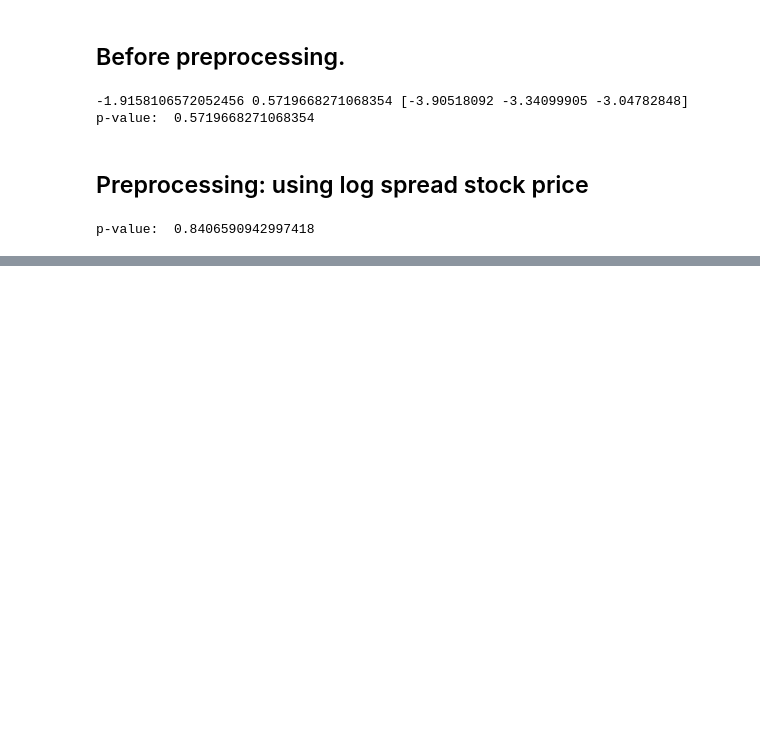
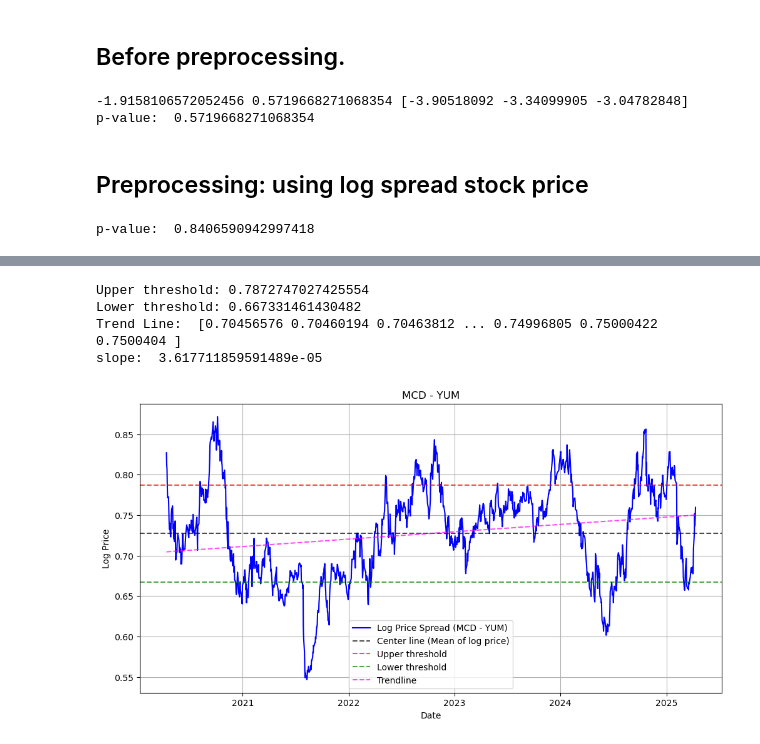
Before and after one commit to calendar3450/MDPProject, a Jupyter notebook: Yahoo API stock price.ipynb, the cells around one changed output, grey strips where cells are left out. Drawn from its saved outputs; the diff is of its cells as text; code cells hidden in the pictures; blank space fills up the shorter version.

```diff
--- a/Yahoo API stock price.ipynb
+++ b/Yahoo API stock price.ipynb
@@ -465,0 +467,48 @@ plt.show()
+# %%
+dfPair4["log_MCD"] = np.log(dfPair4["MCD"])
+dfPair4["log_YUM"] = np.log(dfPair4["YUM"])
+
+dfPair4["spread"] = dfPair4["log_MCD"] - dfPair4["log_YUM"]
+
+coint_stat, p_value, crit_values = coint(dfPair4['log_MCD'],dfPair4['log_YUM'])
+
+centerLine = dfPair4['spread'].mean()
+
+std_dev = dfPair4["spread"].std()
+
+upperThreshold = centerLine + std_dev
+lowerThreshold = centerLine - std_dev
+
+print("Upper threshold:", upperThreshold)
+print("Lower threshold:", lowerThreshold)
+
+#추세선 (Trend Line) 즉, 이게 평균으로 회귀(mean-reversion)할 가능성이 높다. 추세선이 낮으면 가능.
+x = np.arange(len(dfPair4))
+y = dfPair4["spread"].values
+
+slope, intercept = np.polyfit(x, y, 1)
+trendLine = slope * x + intercept
+print('Trend Line: ',trendLine)
+print('slope: ',slope)
+
+
+plt.figure(figsize=(12, 6))
+plt.plot(dfPair4.index, dfPair4["spread"], color="blue", label="Log Price Spread (MCD - YUM)")
+plt.axhline(y=centerLine, color="black", linestyle="--", alpha=0.7, label = 'Center line (Mean of log price)') # 중간값. (Mean of log price)
+plt.axhline(y=upperThreshold, color="red", linestyle="--", alpha=0.7, label = 'Upper threshold')
+plt.axhline(y=lowerThreshold, color="green", linestyle="--", alpha=0.7, label = 'Lower threshold')
+
+plt.plot(dfPair4.index, trendLine, color="magenta", linestyle="--", alpha = 0.7, label="Trendline")
+
+plt.title("MCD - YUM")
+plt.xlabel("Date")
+plt.ylabel("Log Price")
+plt.legend()
+plt.grid(True)
+plt.show()
+# %% [output]
+Upper threshold: 0.7872747027425554
+Lower threshold: 0.667331461430482
+Trend Line:  [0.70456576 0.70460194 0.70463812 ... 0.74996805 0.75000422 0.7500404 ]
+slope:  3.617711859591489e-05
+[figure, added]
```
Also changed, not shown: parts of 4 cells of this notebook.
